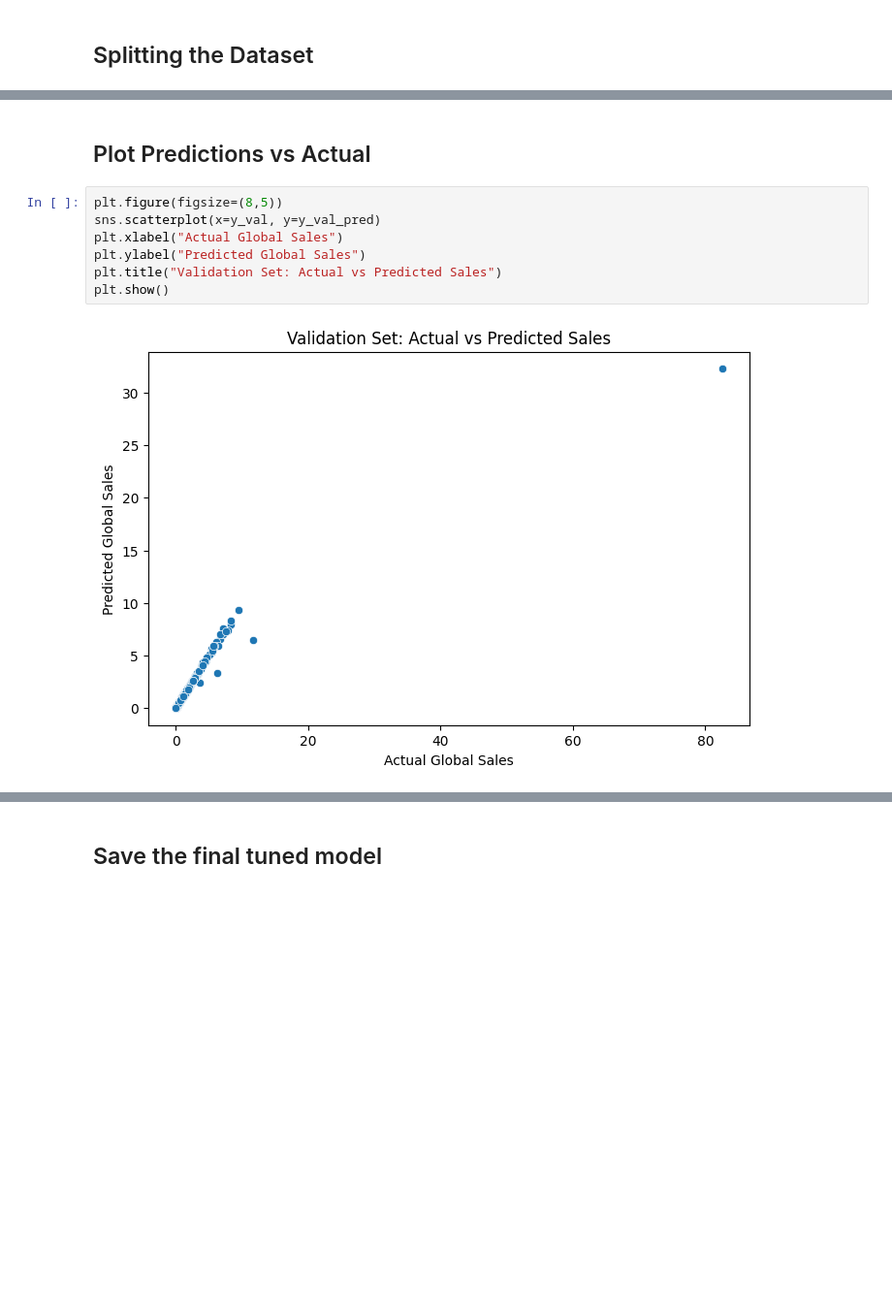
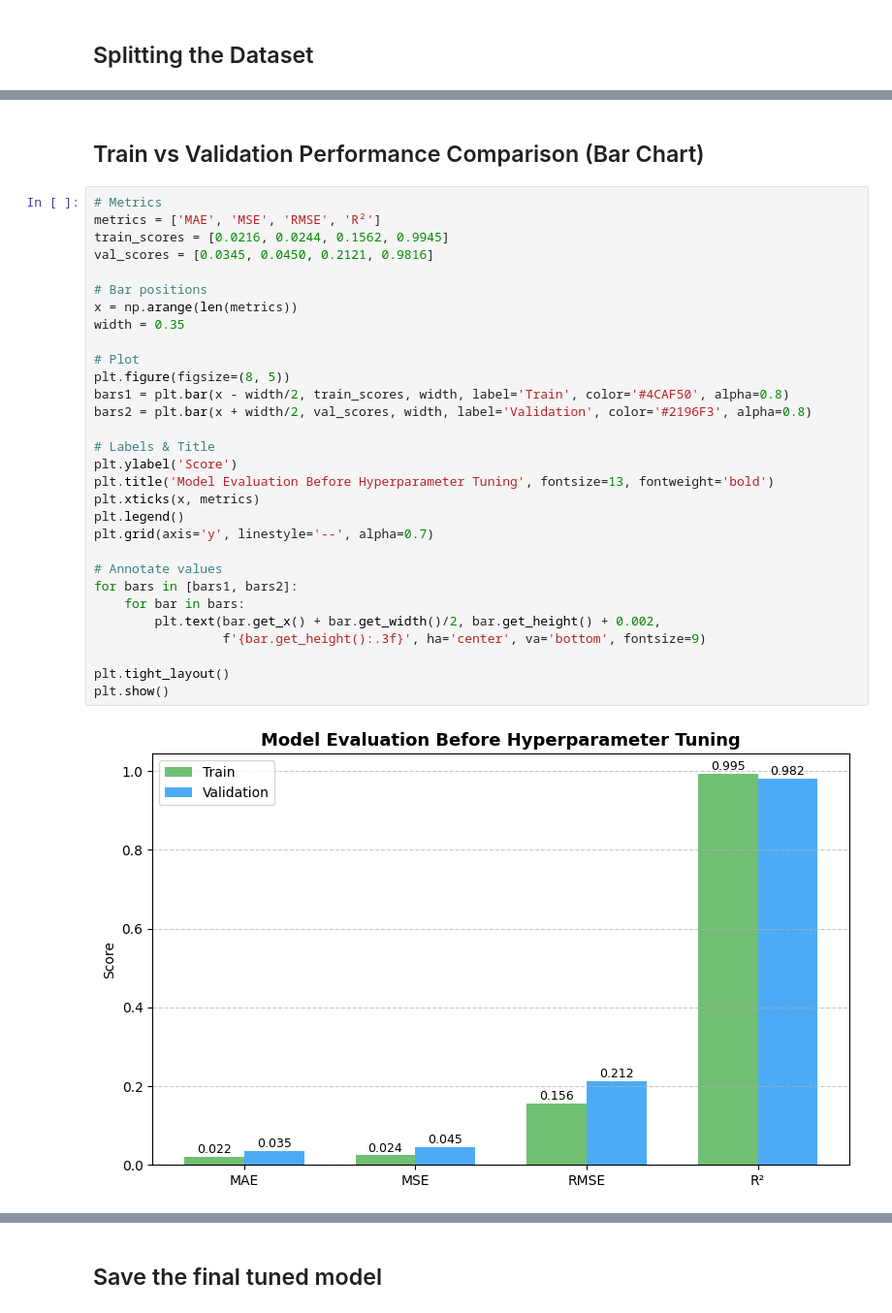
Before and after one commit to Aashi8810/ML_01_video_game_prediction, a Jupyter notebook: video_game_analysis/notebooks/fc110570_Belani/catboost_training.ipynb, the cells around one changed output, grey strips where cells are left out. Shown at 97% size. Saved outputs shown, nothing was run; the diff lists cells and outputs as text; blank space fills up the shorter version.

```diff
--- a/video_game_analysis/notebooks/fc110570_Belani/catboost_training.ipynb
+++ b/video_game_analysis/notebooks/fc110570_Belani/catboost_training.ipynb
@@ -154,12 +190,35 @@ Test Set:
 # %% [markdown]
-## Plot Predictions vs Actual
+## Train vs Validation Performance Comparison (Bar Chart)
 # %%
-plt.figure(figsize=(8,5))
-sns.scatterplot(x=y_val, y=y_val_pred)
-plt.xlabel("Actual Global Sales")
-plt.ylabel("Predicted Global Sales")
-plt.title("Validation Set: Actual vs Predicted Sales")
+# Metrics
+metrics = ['MAE', 'MSE', 'RMSE', 'R²']
+train_scores = [0.0216, 0.0244, 0.1562, 0.9945]
+val_scores = [0.0345, 0.0450, 0.2121, 0.9816]
+
+# Bar positions
+x = np.arange(len(metrics))
+width = 0.35
+
+# Plot
+plt.figure(figsize=(8, 5))
+bars1 = plt.bar(x - width/2, train_scores, width, label='Train', color='#4CAF50', alpha=0.8)
+bars2 = plt.bar(x + width/2, val_scores, width, label='Validation', color='#2196F3', alpha=0.8)
+
+# Labels & Title
+plt.ylabel('Score')
+plt.title('Model Evaluation Before Hyperparameter Tuning', fontsize=13, fontweight='bold')
+plt.xticks(x, metrics)
+plt.legend()
+plt.grid(axis='y', linestyle='--', alpha=0.7)
+
+# Annotate values
+for bars in [bars1, bars2]:
+    for bar in bars:
+        plt.text(bar.get_x() + bar.get_width()/2, bar.get_height() + 0.002,
+                 f'{bar.get_height():.3f}', ha='center', va='bottom', fontsize=9)
+
+plt.tight_layout()
 plt.show()
 # %% [output]
-[figure, old version]
+[figure, new version]
 # %% [markdown]
```
Also changed, not shown: parts of 30 cells of this notebook, 17 other files.
